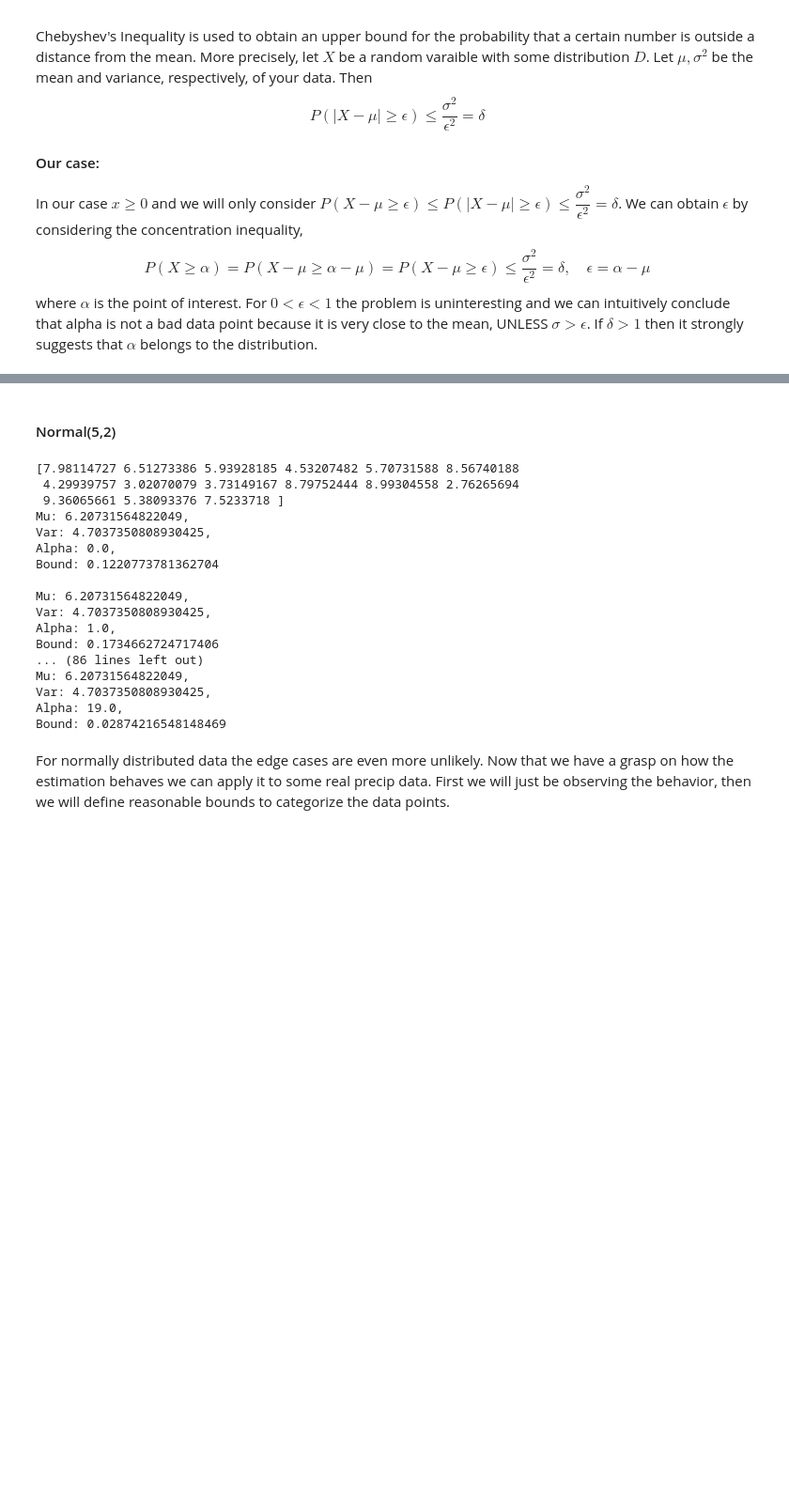
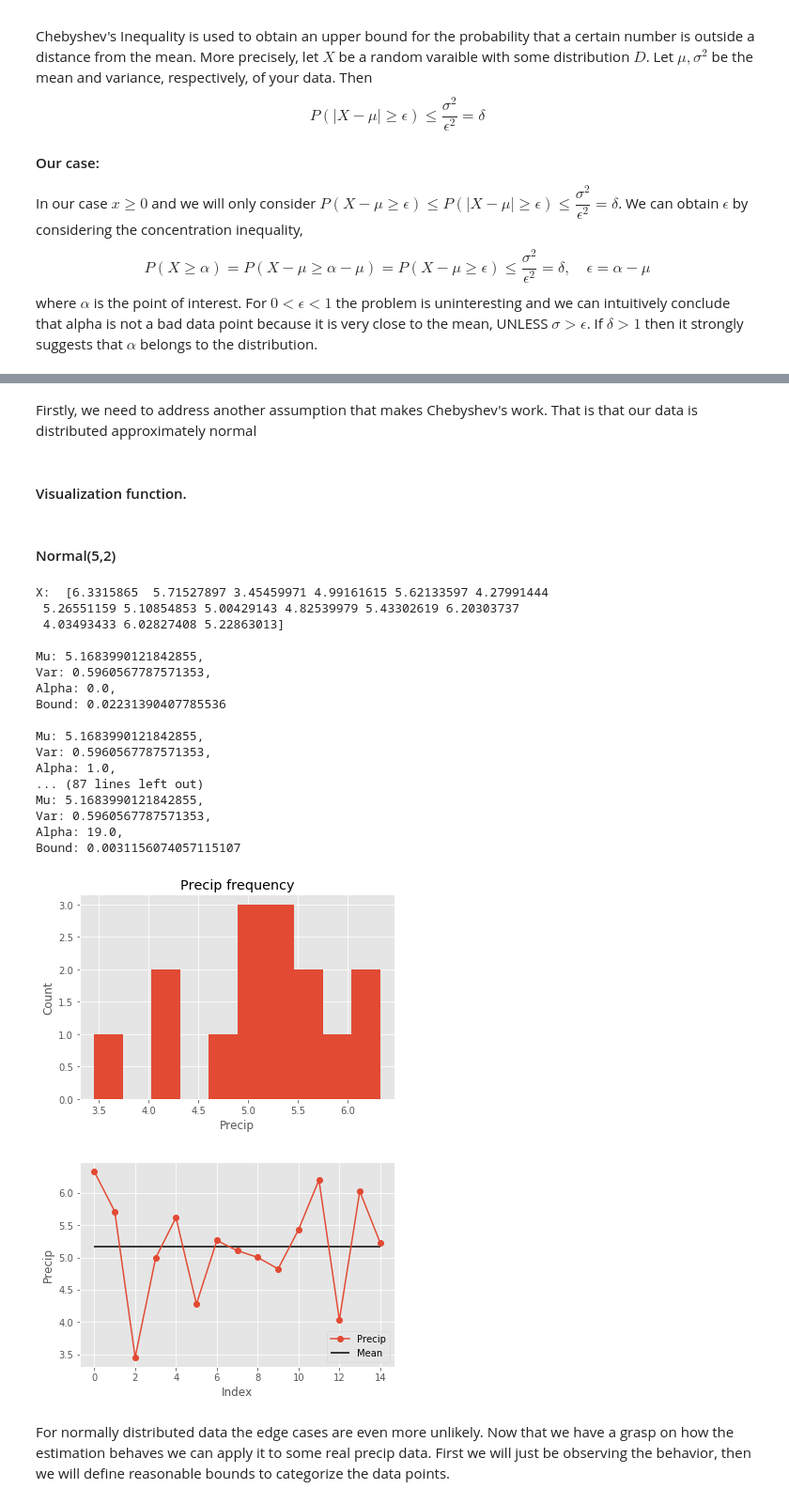
Before and after one commit to agentturbo1/precip_anomaly_detection, a Jupyter notebook: precip_anomaly_detection_chebyshev.ipynb, the cells around one changed output, grey strips where cells are left out. Shown: that part at 94% size. Drawn from its saved outputs; the diff is of its cells as text; code cells hidden in the pictures; blank space fills up the shorter version.

```diff
--- a/precip_anomaly_detection_chebyshev.ipynb
+++ b/precip_anomaly_detection_chebyshev.ipynb
@@ -67,34 +31,66 @@ As we can see the edge cases of a Uniform(0,1) i.e. $x=0,1$ are the least likely
+# %% [markdown]
+Firstly, we need to address another assumption that makes Chebyshev's work. That is that our data is distributed approximately normal
+# %%
+import matplotlib.pyplot as plt
+plt.style.use('ggplot')
+import numpy as np
+import os.path
+import requests
+import json
+import pandas as pd
+from datetime import datetime
+from pandas.io.json import json_normalize
+# %% [markdown]
+#### Visualization function.
+# %%
+def _plot_(x):
+    plt.hist(x)
+    plt.xlabel('Precip')
+    plt.ylabel('Count')
+    plt.title('Precip frequency')
+    plt.show()
+    plt.plot(x, '-o', label='Precip')
+    plt.hlines(x.mean(), xmin=0, xmax=x.shape[0]-1, label='Mean')
+    plt.xlabel('Index')
+    plt.ylabel('Precip')
+    plt.legend()
+    plt.show()
 # %% [markdown]
 #### Normal(5,2)
 # %%
-x = np.random.normal(5,2,15)
-print(x)
+np.random.seed(10)
+x = np.random.normal(5,1,15)
+print('X: ', x, '\n')
 mu = x.mean()
 var = x.var()
 for i in np.linspace(0,19,20):
     alpha = i
     epsilon = alpha-mu
     bound = var/(epsilon**2)
 
     print('Mu: {}, \nVar: {}, \nAlpha: {}, \nBound: {}\n'.format(mu,var,alpha,bound))
+
+_plot_(x)
 # %% [output]
-[7.98114727 6.51273386 5.93928185 4.53207482 5.70731588 8.56740188
- 4.29939757 3.02070079 3.73149167 8.79752444 8.99304558 2.76265694
- 9.36065661 5.38093376 7.5233718 ]
-Mu: 6.20731564822049,
-Var: 4.7037350808930425,
+X:  [6.3315865  5.71527897 3.45459971 4.99161615 5.62133597 4.27991444
+ 5.26551159 5.10854853 5.00429143 4.82539979 5.43302619 6.20303737
+ 4.03493433 6.02827408 5.22863013]
+
+Mu: 5.1683990121842855,
+Var: 0.5960567787571353,
 Alpha: 0.0,
-Bound: 0.1220773781362704
+Bound: 0.02231390407785536
 
-Mu: 6.20731564822049,
-Var: 4.7037350808930425,
+Mu: 5.1683990121842855,
+Var: 0.5960567787571353,
 Alpha: 1.0,
-Bound: 0.1734662724717406
-... (86 lines left out)
-Mu: 6.20731564822049,
-Var: 4.7037350808930425,
+... (87 lines left out)
+Mu: 5.1683990121842855,
+Var: 0.5960567787571353,
 Alpha: 19.0,
-Bound: 0.02874216548148469
+Bound: 0.0031156074057115107
+[figure, added]
+[figure, added]
 # %% [markdown]
 For normally distributed data the edge cases are even more unlikely. Now that we have a grasp on how the estimation behaves we can apply it to some real precip data. First we will just be observing the behavior, then we will define reasonable bounds to categorize the data points.
 # %% [markdown]
```
Also changed, not shown: parts of 28 cells of this notebook, 3 other files.
